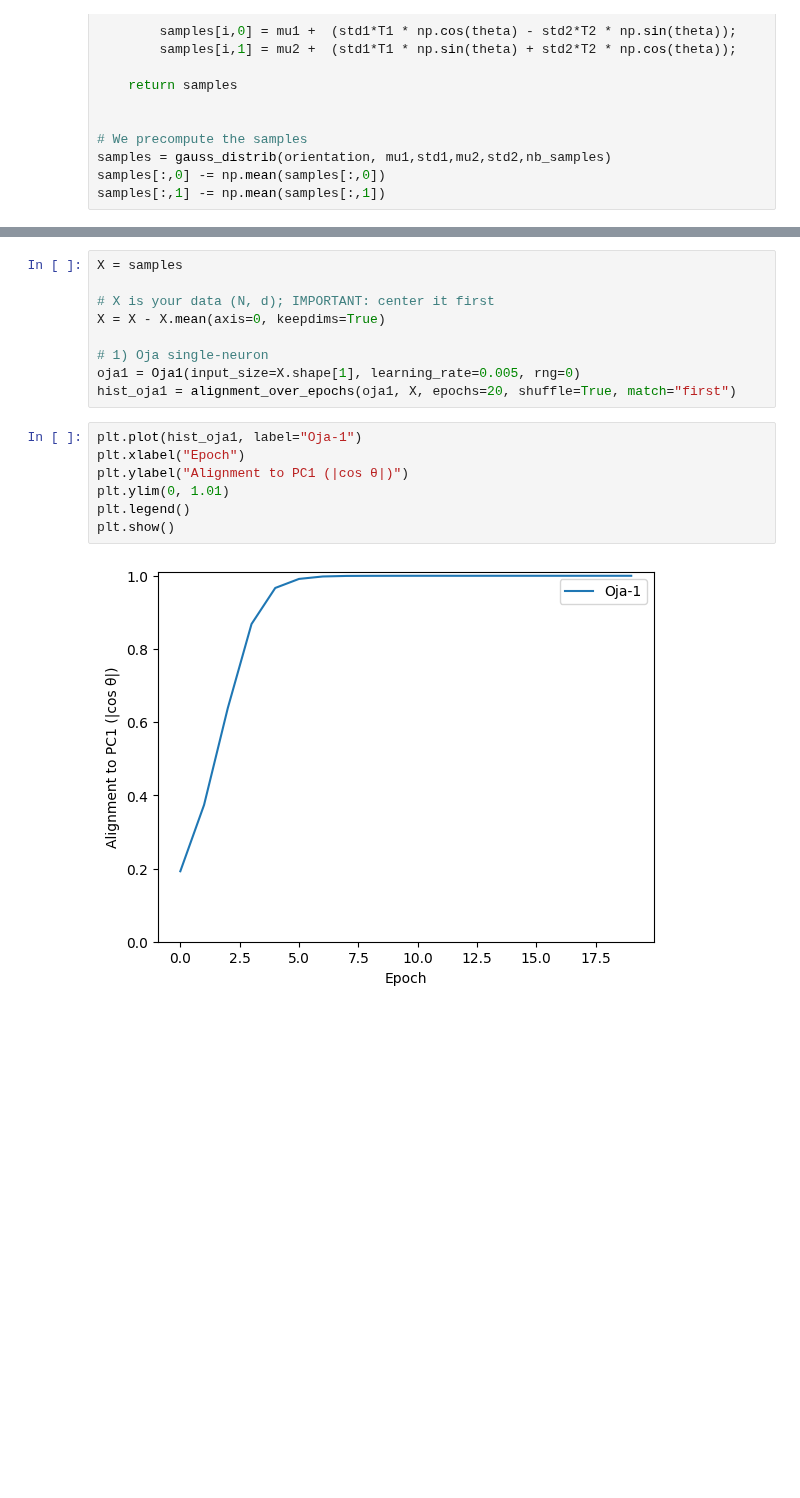
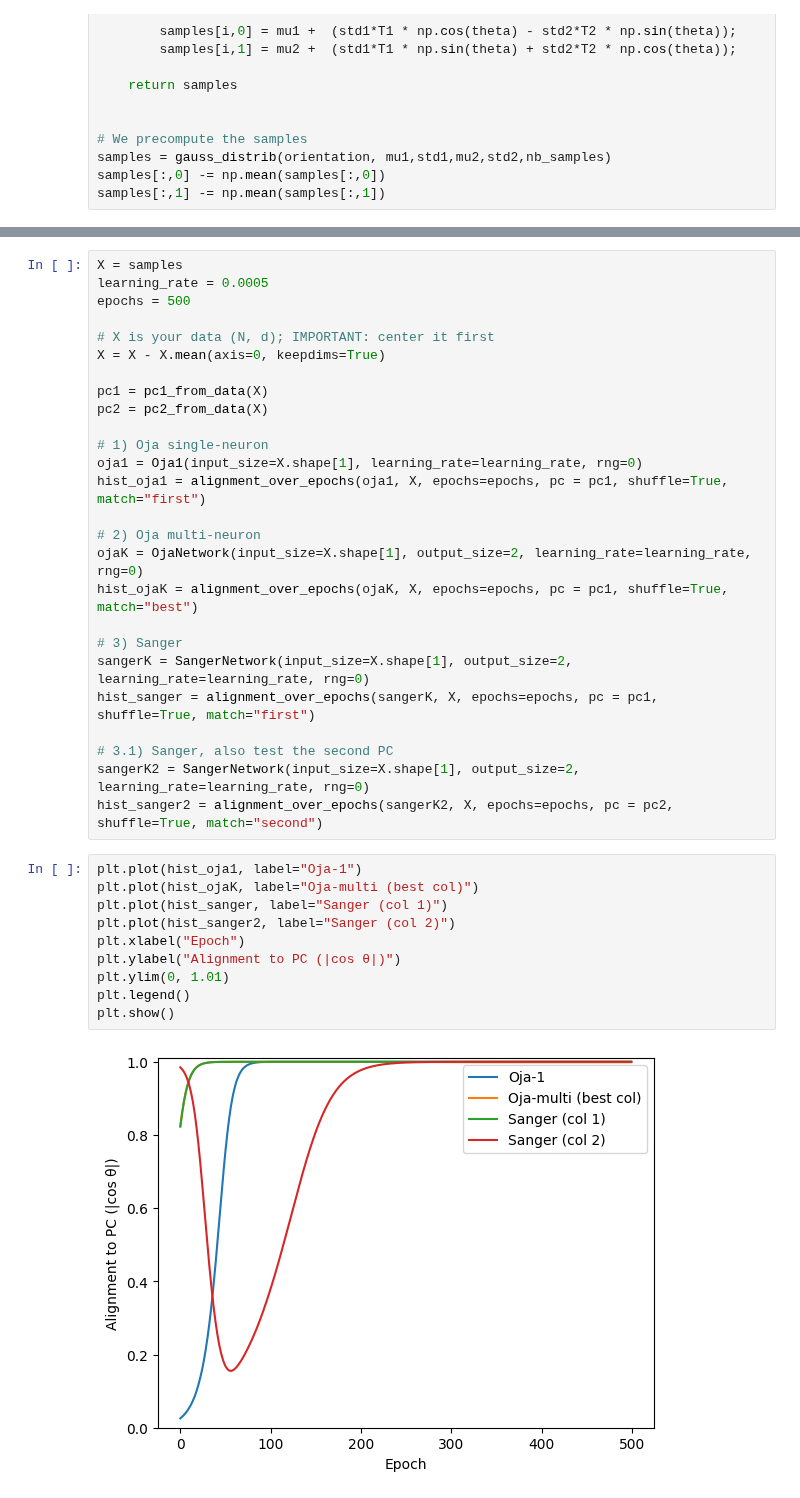
Before and after one commit to neuralalgorithms/representational-drift, a Jupyter notebook: NN.ipynb, the cells around one changed output, grey strips where cells are left out. Drawn from its saved outputs; the diff is of its cells as text; blank space fills up the shorter version.

Commit message:
save the changes in NN.ipynb, fixing the issues in Sanger's second neuron issue to align with PC2

```diff
--- a/NN.ipynb
+++ b/NN.ipynb
@@ -272,19 +282,39 @@ def alignment_over_epochs(model, X, epochs, shuffle=True, match="best"):
     return align_hist
 # %%
 X = samples
+learning_rate = 0.0005
+epochs = 500
 
 # X is your data (N, d); IMPORTANT: center it first
 X = X - X.mean(axis=0, keepdims=True)
 
+pc1 = pc1_from_data(X)
+pc2 = pc2_from_data(X)
+
 # 1) Oja single-neuron
-oja1 = Oja1(input_size=X.shape[1], learning_rate=0.005, rng=0)
-hist_oja1 = alignment_over_epochs(oja1, X, epochs=20, shuffle=True, match="first")
+oja1 = Oja1(input_size=X.shape[1], learning_rate=learning_rate, rng=0)
+hist_oja1 = alignment_over_epochs(oja1, X, epochs=epochs, pc = pc1, shuffle=True, match="first")
+
+# 2) Oja multi-neuron
+ojaK = OjaNetwork(input_size=X.shape[1], output_size=2, learning_rate=learning_rate, rng=0)
+hist_ojaK = alignment_over_epochs(ojaK, X, epochs=epochs, pc = pc1, shuffle=True, match="best")
+
+# 3) Sanger
+sangerK = SangerNetwork(input_size=X.shape[1], output_size=2, learning_rate=learning_rate, rng=0)
+hist_sanger = alignment_over_epochs(sangerK, X, epochs=epochs, pc = pc1, shuffle=True, match="first")
+
+# 3.1) Sanger, also test the second PC
+sangerK2 = SangerNetwork(input_size=X.shape[1], output_size=2, learning_rate=learning_rate, rng=0)
+hist_sanger2 = alignment_over_epochs(sangerK2, X, epochs=epochs, pc = pc2, shuffle=True, match="second")
 # %%
 plt.plot(hist_oja1, label="Oja-1")
+plt.plot(hist_ojaK, label="Oja-multi (best col)")
+plt.plot(hist_sanger, label="Sanger (col 1)")
+plt.plot(hist_sanger2, label="Sanger (col 2)")
 plt.xlabel("Epoch")
-plt.ylabel("Alignment to PC1 (|cos θ|)")
+plt.ylabel("Alignment to PC (|cos θ|)")
 plt.ylim(0, 1.01)
 plt.legend()
 plt.show()
 # %% [output]
-[figure, old version]
+[figure, new version]
```
Also changed, not shown: parts of 3 cells of this notebook.
